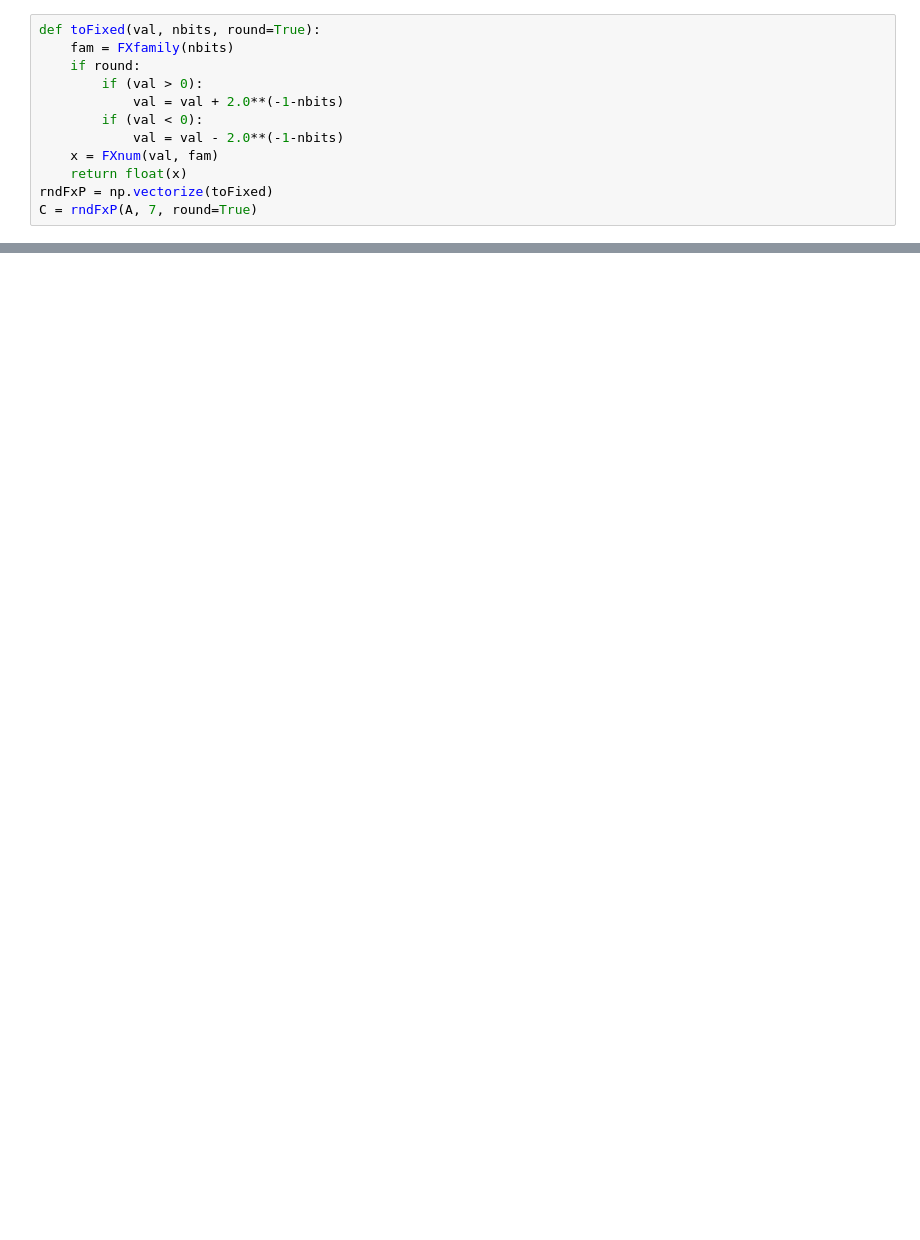
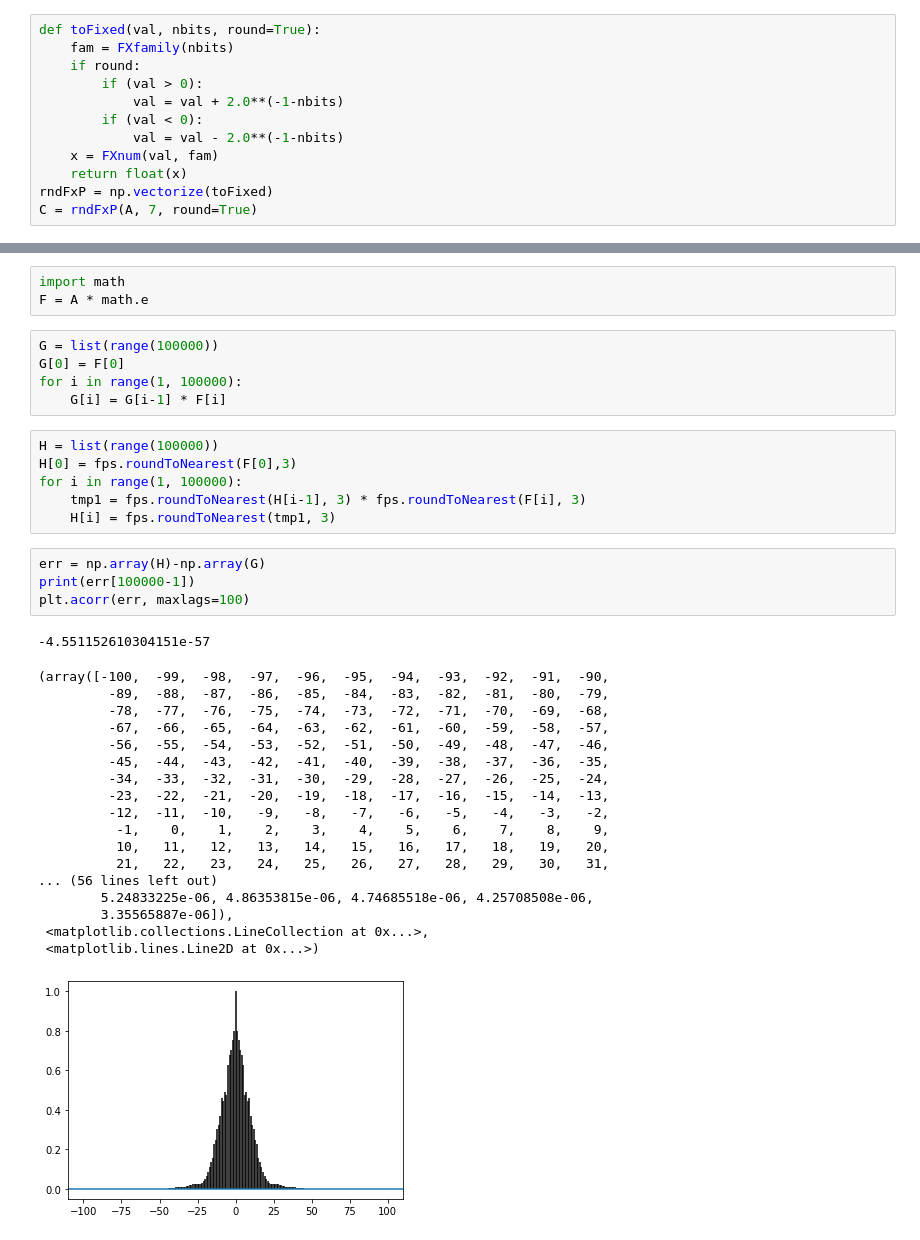
Before and after one commit to VaradRengaraj/Accurate-Sampling-with-Noisy-Forces-from-Approximate-Computing, a Jupyter notebook: rounding_errors/test.ipynb, the cells around one changed output, grey strips where cells are left out. Saved outputs shown, nothing was run; the diff lists cells and outputs as text; blank space fills up the shorter version.

```diff
--- a/rounding_errors/test.ipynb
+++ b/rounding_errors/test.ipynb
@@ -78,0 +187,38 @@ plt.plot(x, spstats.norm.pdf(x, mean, stdev)*scale)
+# %%
+import math
+F = A * math.e
+# %%
+G = list(range(100000))
+G[0] = F[0]
+for i in range(1, 100000):
+    G[i] = G[i-1] * F[i]
+# %%
+H = list(range(100000))
+H[0] = fps.roundToNearest(F[0],3)
+for i in range(1, 100000):
+    tmp1 = fps.roundToNearest(H[i-1], 3) * fps.roundToNearest(F[i], 3)
+    H[i] = fps.roundToNearest(tmp1, 3)
+# %%
+err = np.array(H)-np.array(G)
+print(err[100000-1])
+plt.acorr(err, maxlags=100)
+# %% [output]
+-4.551152610304151e-57
+(array([-100,  -99,  -98,  -97,  -96,  -95,  -94,  -93,  -92,  -91,  -90,
+         -89,  -88,  -87,  -86,  -85,  -84,  -83,  -82,  -81,  -80,  -79,
+         -78,  -77,  -76,  -75,  -74,  -73,  -72,  -71,  -70,  -69,  -68,
+         -67,  -66,  -65,  -64,  -63,  -62,  -61,  -60,  -59,  -58,  -57,
+         -56,  -55,  -54,  -53,  -52,  -51,  -50,  -49,  -48,  -47,  -46,
+         -45,  -44,  -43,  -42,  -41,  -40,  -39,  -38,  -37,  -36,  -35,
+         -34,  -33,  -32,  -31,  -30,  -29,  -28,  -27,  -26,  -25,  -24,
+         -23,  -22,  -21,  -20,  -19,  -18,  -17,  -16,  -15,  -14,  -13,
+         -12,  -11,  -10,   -9,   -8,   -7,   -6,   -5,   -4,   -3,   -2,
+          -1,    0,    1,    2,    3,    4,    5,    6,    7,    8,    9,
+          10,   11,   12,   13,   14,   15,   16,   17,   18,   19,   20,
+          21,   22,   23,   24,   25,   26,   27,   28,   29,   30,   31,
+... (56 lines left out)
+        5.24833225e-06, 4.86353815e-06, 4.74685518e-06, 4.25708508e-06,
+        3.35565887e-06]),
+ <matplotlib.collections.LineCollection at 0x...>,
+ <matplotlib.lines.Line2D at 0x...>)
+[figure, added]
```
Also changed, not shown: parts of 21 cells of this notebook.
